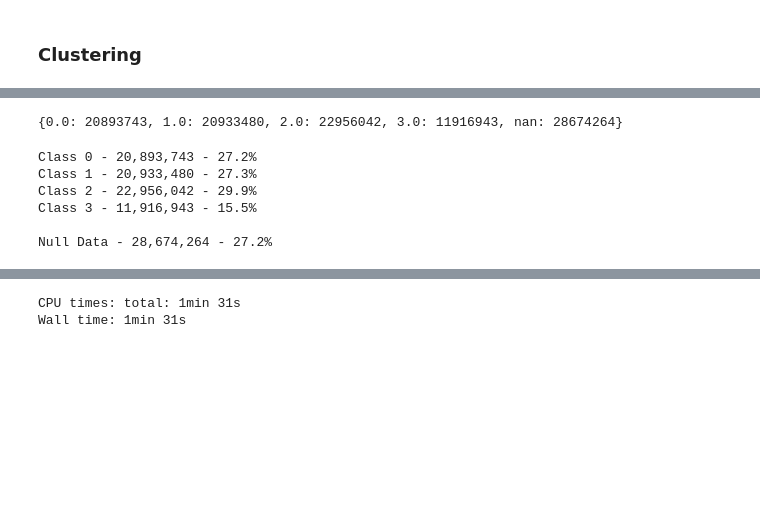
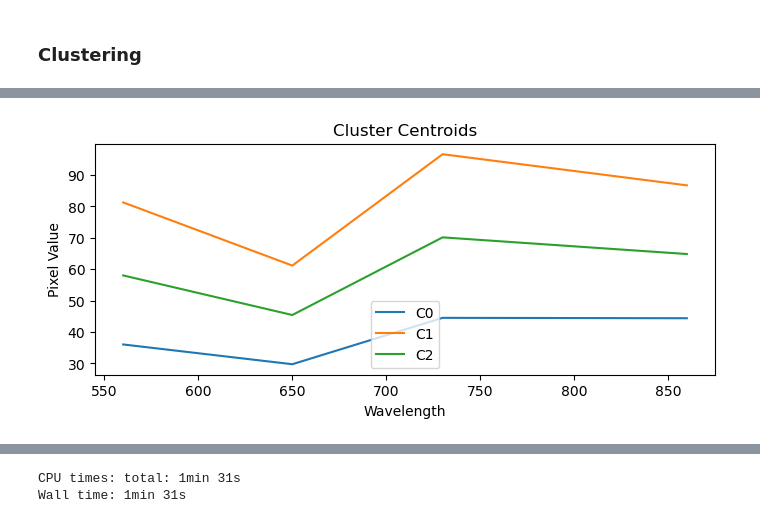
Before and after one commit to ds4114/Greenland_Drone_Analysis, a Jupyter notebook: code/ds4114_albedo_clustering.ipynb, the cells around one changed output, grey strips where cells are left out. Drawn from its saved outputs; the diff is of its cells as text; code cells hidden in the pictures; blank space fills up the shorter version.

```diff
--- a/code/ds4114_albedo_clustering.ipynb
+++ b/code/ds4114_albedo_clustering.ipynb
@@ -44,0 +55,14 @@ def file_to_xr(filepath: str, index: bool, altitude: str, channel: str):
+# %%
+def plot_kmeans(km_array):
+    """
+    Plot clusters of kmeans against spectral bands
+    Assumes in
+    """
+    spectral_bands = [560,650,730,860] #from manufacturer
+
+    plt.figure(figsize=(8,3))
+    for y in range(0,len(km_array)):
+        sns.lineplot(x=[560,650,730,860], y=km_array[y], label="C"+str(y))
+    plt.title('Cluster Centroids');
+    plt.xlabel("Wavelength");
+    plt.ylabel("Pixel Value");
@@ -99,0 +262,14 @@ Coordinates:
+# %%
+root = r'C:\Users\Devan\Downloads\greenland'
+lgp = file_to_xr(os.path.join(root,'map3a_transparent_mosaic_green_low.tif'),  False, 'low', 'green')
+lrp = file_to_xr(os.path.join(root,'map3a_transparent_mosaic_red_low.tif'),  False, 'low', 'red')
+lrep = file_to_xr(os.path.join(root,'map3a_transparent_mosaic_red edge_low.tif'), False, 'low', 'rededge')
+lnp = file_to_xr(os.path.join(root,'map3a_transparent_mosaic_nir_low.tif'),  False, 'low', 'nir')
+# %%
+pixel_full = xr.merge([lgp,lrp,lrep,lnp], compat='minimal')
+pixel_full_stack = pixel_full.to_array(dim='tensor_labels')
+pixel_full_stack = pixel_full_stack.stack(yx=('y','x'))
+pixel_full_stack = pixel_full_stack.transpose('yx','tensor_labels')
+pixel_full_stack = pixel_full_stack.where( pixel_full_stack.any(dim = ['tensor_labels']) ) #make NaN when all zero across a channel (and altitude) to indicate black space
+pixel_full_stack_noNaN = pixel_full_stack.dropna(dim="yx", how="any")
+pixel_full_stack_noNaN
@@ -100,6 +291,5 @@ Coordinates:
 # %%
-%%time
-kmeans = KMeans(n_clusters=4, random_state=0, n_init=5)
-kmeans.fit(test_noNan)
-kmeans.cluster_centers_
+total_clusters = 3 #using 5 was too chaotic for me
+kmeans = KMeans(n_clusters=total_clusters, random_state=0, n_init=1)
+kmeans.fit(pixel_full_stack_noNaN)
 # %% [output]
@@ -177,29 +297,4 @@ cbar2.set_ticklabels(['C0','C1','C2','C3'])
-# %%
-#percetages of each class
-unique, counts = np.unique(test_noNan_unstack.data, return_counts=True)
-counts_dict = dict(zip(unique, counts))
-counts_dict
-# %% [output]
-{0.0: 20893743, 1.0: 20933480, 2.0: 22956042, 3.0: 11916943, nan: 28674264}
-# %%
-total = 0
-total_nonan = 0
-for x in counts_dict.items():
-    total += x[1]
-    if x[0] != x[0]: #if nan
-        pass
-    else:
-        total_nonan += x[1]
-
-for x in counts_dict.items():
-    if x[0] != x[0]: #if nan
-        print(f'\nNull Data - {x[1]:,} - {(x[1]/total*100).round(1)}%')
-    else:
-        print(f'Class {int(x[0])} - {x[1]:,} - {(x[1]/total_nonan*100).round(1)}%')
-# %% [output]
-Class 0 - 20,893,743 - 27.2%
-Class 1 - 20,933,480 - 27.3%
-Class 2 - 22,956,042 - 29.9%
-Class 3 - 11,916,943 - 15.5%
-
-Null Data - 28,674,264 - 27.2%
+# %%
+plot_kmeans(kmeans.cluster_centers_)
+# %% [output]
+[figure, added]
```
Also changed, not shown: parts of 31 cells of this notebook.
